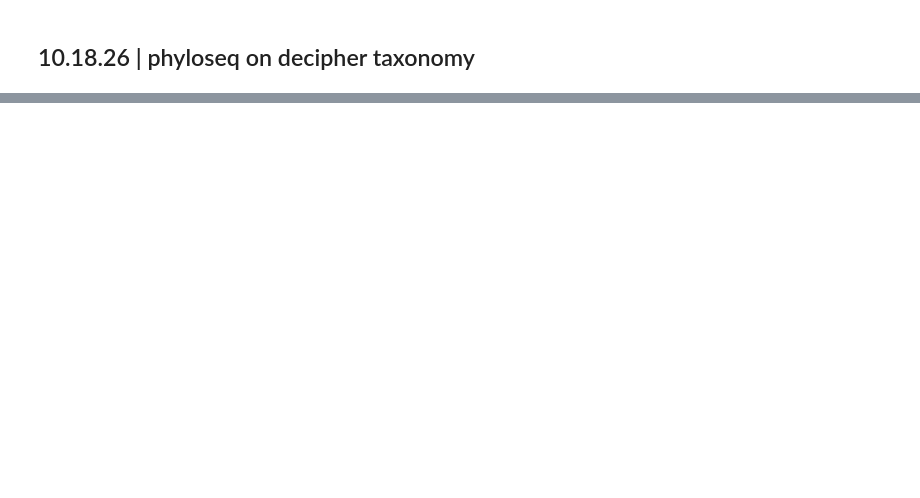
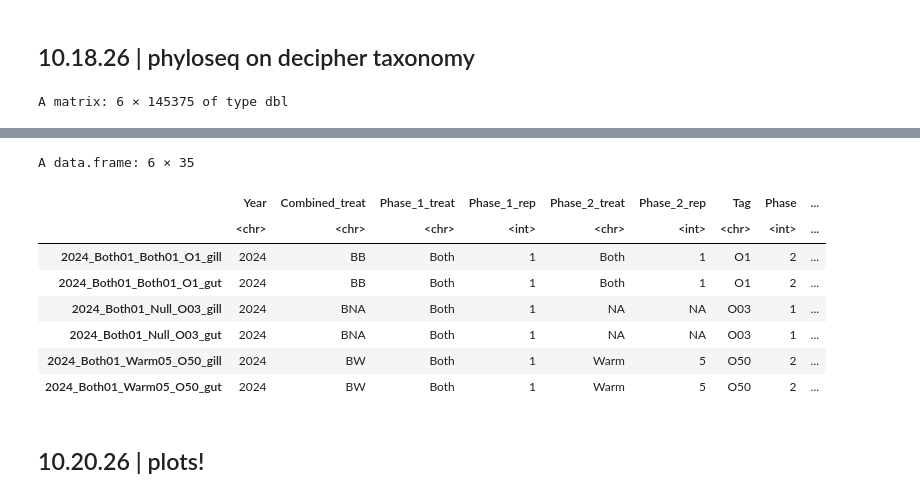
Before and after one commit to jfiorilla/ORCC_16S, a Jupyter notebook: phyloseq-working.ipynb, the cells around one changed output, grey strips where cells are left out. Drawn from its saved outputs; the diff is of its cells as text; code cells hidden in the pictures; blank space fills up the shorter version.

```diff
--- a/phyloseq-working.ipynb
+++ b/phyloseq-working.ipynb
@@ -120,9 +73,9 @@ write.csv(meta16S, "/project/pi_sarah_gignouxwolfsohn_uml_edu/jade/ORCC_16S/meta
 # %%
 # Read ASV table
-seqtab.nochim <- readRDS("/scratch4/workspace/jade_fiorilla_student_uml_edu-rawseqorcc/dada2/ASV_nochim.rds")
+asvTable <- readRDS("/scratch4/workspace/jade_fiorilla_student_uml_edu-rawseqorcc/dada2/ASV_nochim_2.rds")
 
 # Read taxonomy table
 taxaDecipher <- readRDS("/scratch4/workspace/jade_fiorilla_student_uml_edu-rawseqorcc/dada2/decipher_taxa_sp.rds")
 
 # Read tidied metadata
-samples <- read.csv("/project/pi_sarah_gignouxwolfsohn_uml_edu/jade/ORCC_16S/metadata/metadata_samples.csv")
+sampleMetadata <- read.csv("/project/pi_sarah_gignouxwolfsohn_uml_edu/jade/ORCC_16S/metadata/metadata_samples.csv", row.names=1)
@@ -133,0 +86,7 @@ psObject <- phyloseq(otutable(seqtab.nochim, taxa_are_rows = FALSE) ,
+# %%
+# Rearrange metadata sample order to match ASV table sample order
+sampleMetadata <- sampleMetadata[match(rownames(asvTable), rownames(sampleMetadata)), ]
+head(asvTable)
+head(sampleMetadata)
+# %% [output]
+A matrix: 6 × 145375 of type dbl
@@ -133,0 +100,9 @@ psObject <- phyloseq(otutable(seqtab.nochim, taxa_are_rows = FALSE) ,
+A data.frame: 6 × 35
+|  | Year | Combined_treat | Phase_1_treat | Phase_1_rep | Phase_2_treat | Phase_2_rep | Tag | Phase | ... |
+|  | <chr> | <chr> | <chr> | <int> | <chr> | <int> | <chr> | <int> | ... |
+| 2024_Both01_Both01_O1_gill | 2024 | BB | Both | 1 | Both | 1 | O1 | 2 | ... |
+| 2024_Both01_Both01_O1_gut | 2024 | BB | Both | 1 | Both | 1 | O1 | 2 | ... |
+| 2024_Both01_Null_O03_gill | 2024 | BNA | Both | 1 | NA | NA | O03 | 1 | ... |
+| 2024_Both01_Null_O03_gut | 2024 | BNA | Both | 1 | NA | NA | O03 | 1 | ... |
+| 2024_Both01_Warm05_O50_gill | 2024 | BW | Both | 1 | Warm | 5 | O50 | 2 | ... |
+| 2024_Both01_Warm05_O50_gut | 2024 | BW | Both | 1 | Warm | 5 | O50 | 2 | ... |
@@ -141,2 +129,4 @@ ps
+# %% [markdown]
+## 10.20.26 | plots!
 # %%
 plot_richness(ps, x="Combined_treat", measures=c("Shannon", "Simpson"), color="Phase")
```
Also changed, not shown: parts of 26 cells of this notebook, 7 other files.
